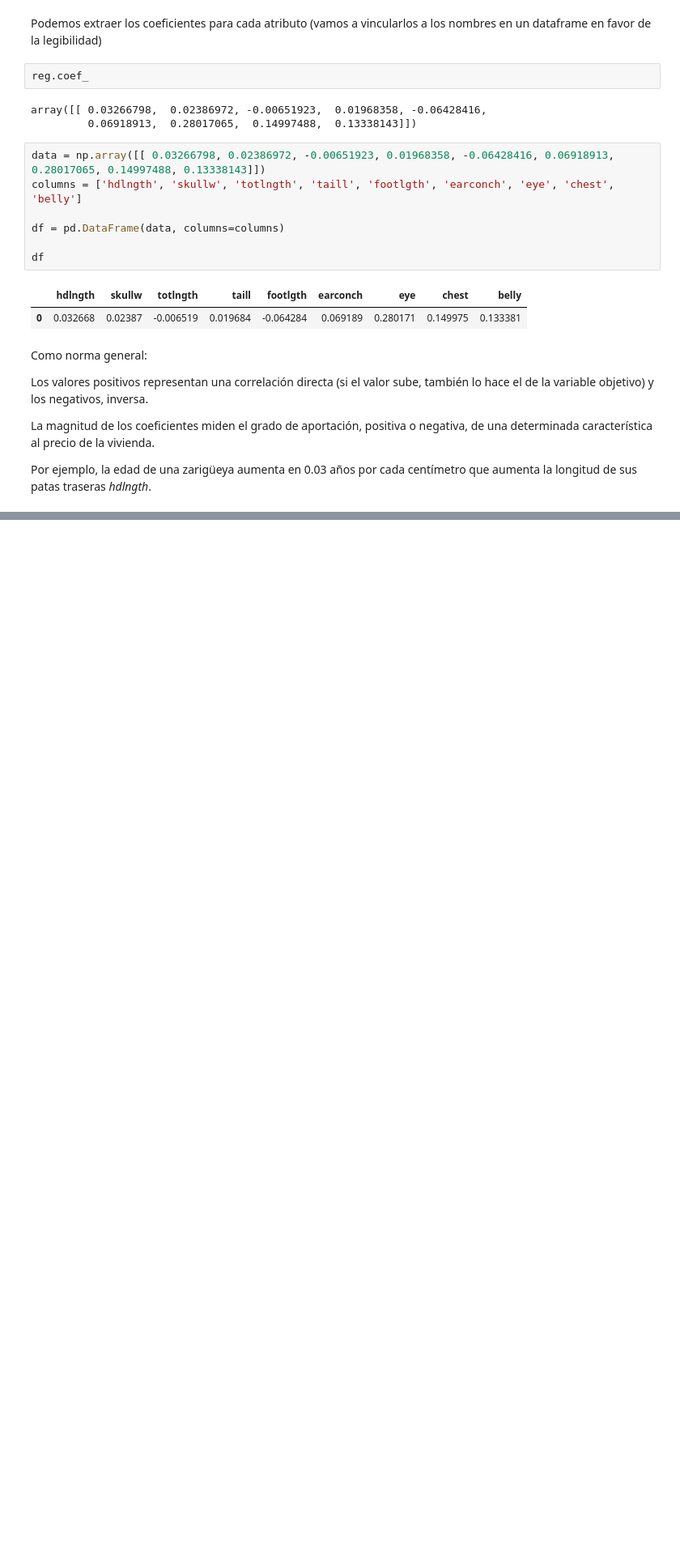
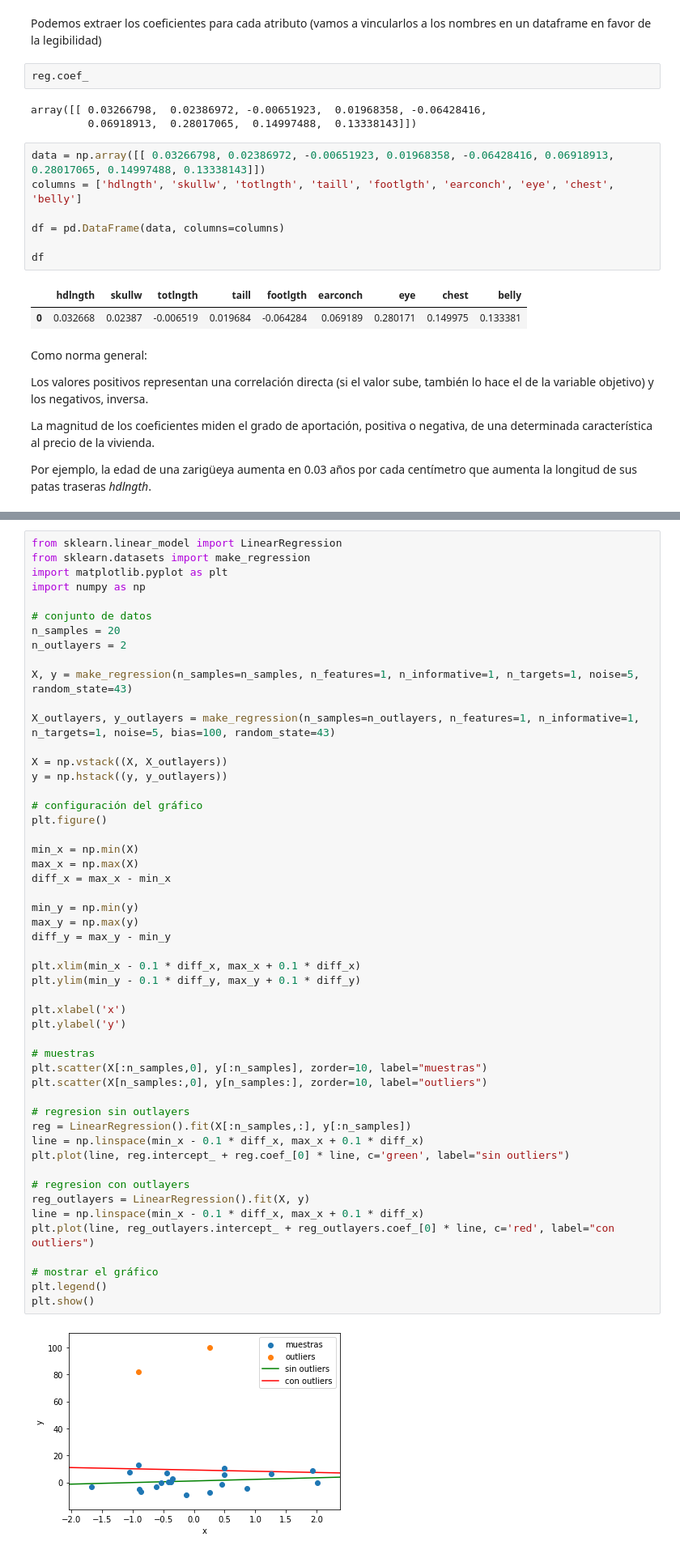
Before and after one commit to w-dan/academy_2023, a Jupyter notebook: Regresion_lineal.ipynb, the cells around one changed output, grey strips where cells are left out. Shown: that part at 81% size. Saved outputs shown, nothing was run; the diff lists cells and outputs as text; blank space fills up the shorter version.

```diff
--- a/Regresion_lineal.ipynb
+++ b/Regresion_lineal.ipynb
@@ -389,0 +396,53 @@ Por ejemplo, la edad de una zarigüeya aumenta en 0.03 años por cada centímetr
+# %%
+from sklearn.linear_model import LinearRegression
+from sklearn.datasets import make_regression
+import matplotlib.pyplot as plt
+import numpy as np
+
+# conjunto de datos
+n_samples = 20
+n_outlayers = 2
+
+X, y = make_regression(n_samples=n_samples, n_features=1, n_informative=1, n_targets=1, noise=5, random_state=43)
+
+X_outlayers, y_outlayers = make_regression(n_samples=n_outlayers, n_features=1, n_informative=1, n_targets=1, noise=5, bias=100, random_state=43)
+
+X = np.vstack((X, X_outlayers))
+y = np.hstack((y, y_outlayers))
+
+# configuración del gráfico
+plt.figure()
+
+min_x = np.min(X)
+max_x = np.max(X)
+diff_x = max_x - min_x
+
+min_y = np.min(y)
+max_y = np.max(y)
+diff_y = max_y - min_y
+
+plt.xlim(min_x - 0.1 * diff_x, max_x + 0.1 * diff_x)
+plt.ylim(min_y - 0.1 * diff_y, max_y + 0.1 * diff_y)
+
+plt.xlabel('x')
+plt.ylabel('y')
+
+# muestras
+plt.scatter(X[:n_samples,0], y[:n_samples], zorder=10, label="muestras")
+plt.scatter(X[n_samples:,0], y[n_samples:], zorder=10, label="outliers")
+
+# regresion sin outlayers
+reg = LinearRegression().fit(X[:n_samples,:], y[:n_samples])
+line = np.linspace(min_x - 0.1 * diff_x, max_x + 0.1 * diff_x)
+plt.plot(line, reg.intercept_ + reg.coef_[0] * line, c='green', label="sin outliers")
+
+# regresion con outlayers
+reg_outlayers = LinearRegression().fit(X, y)
+line = np.linspace(min_x - 0.1 * diff_x, max_x + 0.1 * diff_x)
+plt.plot(line, reg_outlayers.intercept_ + reg_outlayers.coef_[0] * line, c='red', label="con outliers")
+
+# mostrar el gráfico
+plt.legend()
+plt.show()
+# %% [output]
+[figure, added]
```
Also changed, not shown: parts of 7 cells of this notebook.
